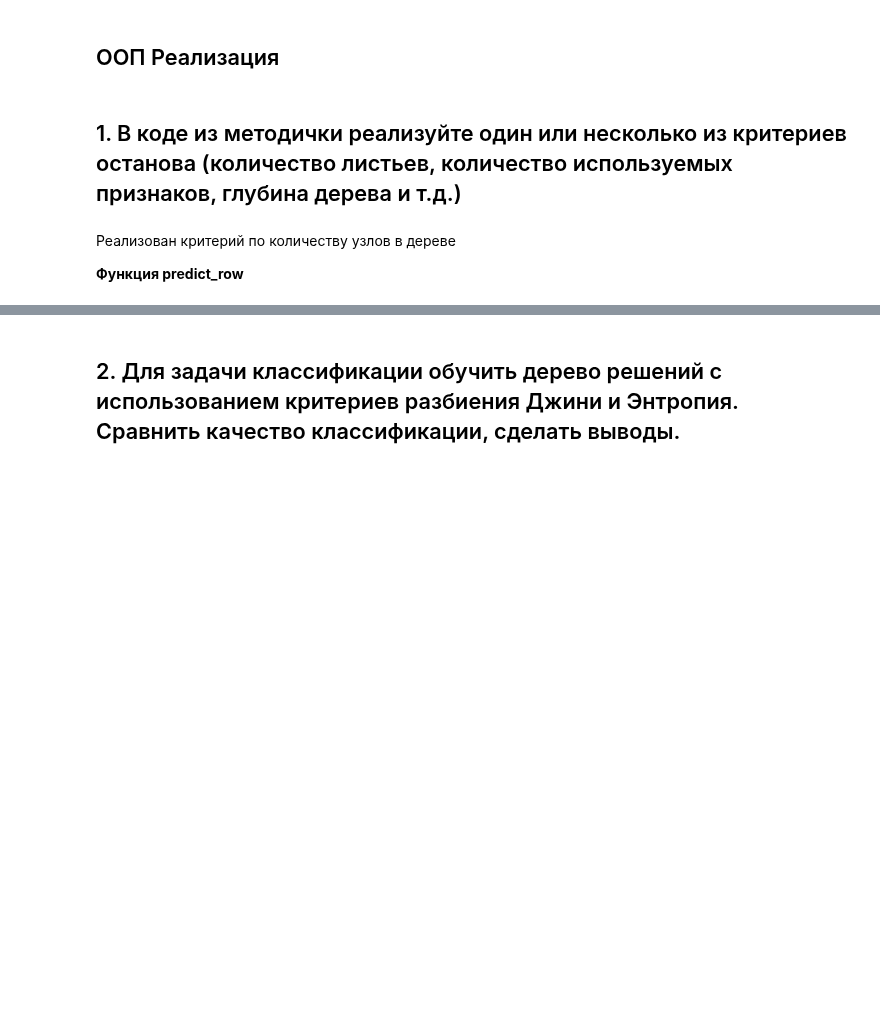
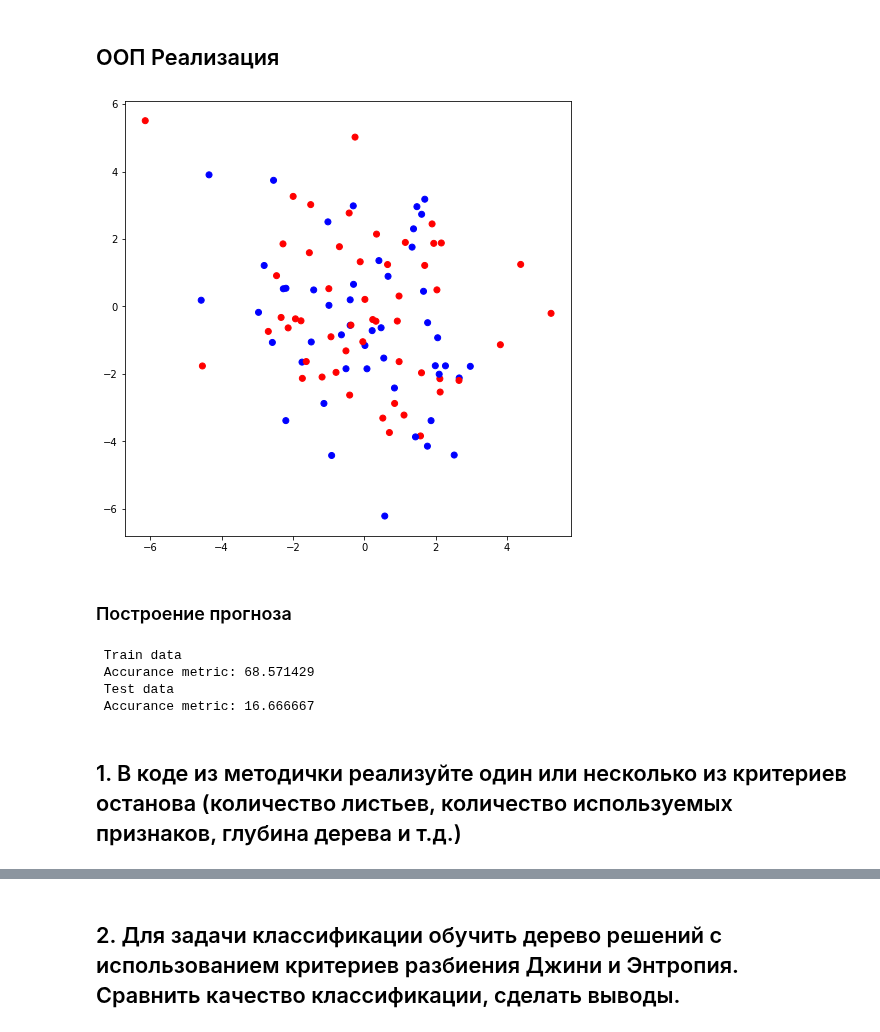
Before and after one commit to stureiko/GeekBrains, a Jupyter notebook: Algoritms/Lesson_04/Lesson_04_hTask.ipynb, the cells around one changed output, grey strips where cells are left out. Drawn from its saved outputs; the diff is of its cells as text; code cells hidden in the pictures; blank space fills up the shorter version.

```diff
--- a/Algoritms/Lesson_04/Lesson_04_hTask.ipynb
+++ b/Algoritms/Lesson_04/Lesson_04_hTask.ipynb
@@ -143,0 +201,22 @@ class DecisionTreeRegressor:
+# %%
+# сгенерируем и разобъем данные
+classification_data, classification_labels = datasets.make_classification(n_features = 12, n_informative = 12,
+                                                      n_classes = 12, n_redundant=0,
+                                                      n_clusters_per_class=1, random_state=5)
+train_data, test_data, train_labels, test_labels = model_selection.train_test_split(classification_data,
+                                                                                     classification_labels,
+                                                                                     test_size = 0.3,
+                                                                                     random_state = 27)
+# визуализируем сгенерированные данные
+
+colors = ListedColormap(['red', 'blue'])
+light_colors = ListedColormap(['lightcoral', 'lightblue'])
+
+plt.figure(figsize=(8,8))
+plt.scatter(list(map(lambda x: x[0], classification_data)), list(map(lambda x: x[1], classification_data)),
+              c=classification_labels, cmap=colors)
+plt.show()
+# %% [output]
+[figure, added]
+# %% [markdown]
+### Построение прогноза
@@ -144,6 +228,10 @@ class DecisionTreeRegressor:
+# %%
+print(f' Train data\n Accurance metric: {accuracy_metric(train_labels, train_answers):.6f}')
+print(f' Test data\n Accurance metric: {accuracy_metric(test_labels, test_answers):.6f}')
+# %% [output]
+ Train data
+ Accurance metric: 68.571429
+ Test data
+ Accurance metric: 16.666667
 # %% [markdown]
 ## 1. В коде из методички реализуйте один или несколько из критериев останова (количество листьев, количество используемых признаков, глубина дерева и т.д.)
-# %% [markdown]
-Реализован критерий по количеству узлов в дереве
-
-__Функция predict_row__
```
Also changed, not shown: parts of 27 cells of this notebook, 3 other files.
